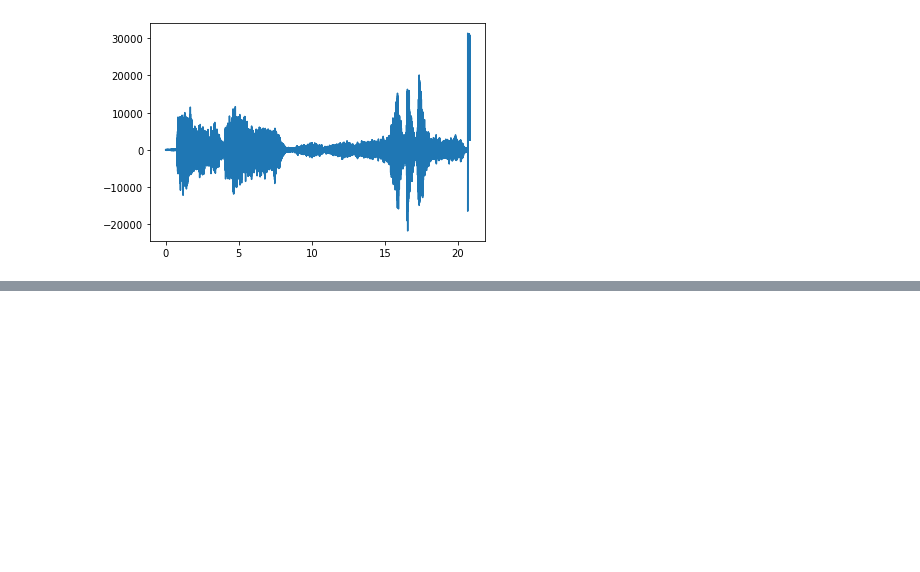
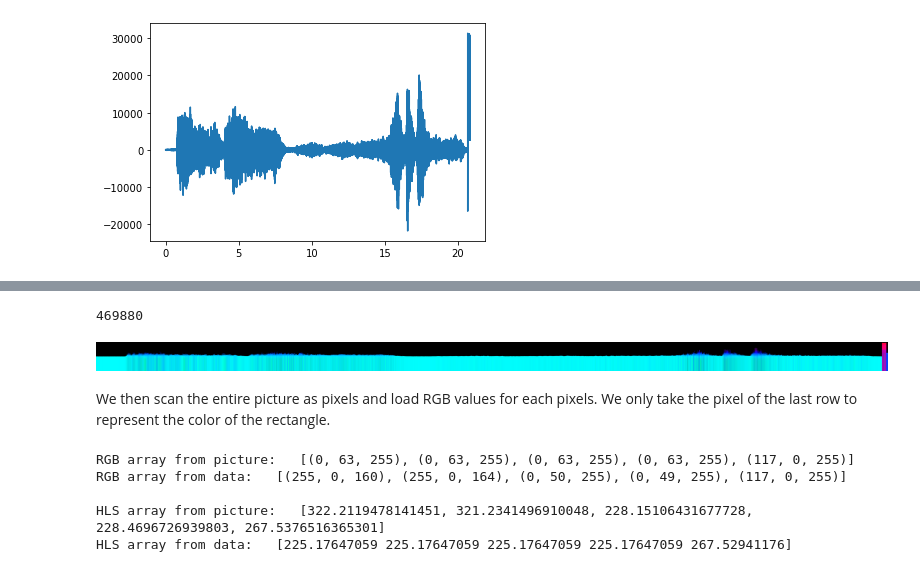
Before and after one commit to The2018/Music_AI, a Jupyter notebook: WAV_visualization.ipynb, the cells around one changed output, grey strips where cells are left out. Saved outputs shown, nothing was run; the diff lists cells and outputs as text; code cells hidden in the pictures; blank space fills up the shorter version.

```diff
--- a/WAV_visualization.ipynb
+++ b/WAV_visualization.ipynb
@@ -281,8 +281,8 @@ Luckily, someone already did it for us. It's called MP3. MP3 applies compression
 
 MP3 compression first takes in raw digital audio signal (PCM), which is the WAV data without WAV header. Then it applies Fourier transform and split music into frequency bands. Then it applies psycho-acoustic model to compute the significance of each band for the human perception of the sound (the human ear can only discern sounds from 20Hz to 20KHz) and applies another MDCT filter. Then it quantifies and encodes each sample and output the bitstream formatted as a mp3 frame. Let's try to visualize music in MP3 format.
 # %%
-file_name = "../FMP_1/data/C1/FMP_C1_F10_Beethoven_Fifth-MM1-20_Karajan1946.mp3"
-IPython.display.Audio(file_name)
+mp3_file_name = "../FMP_1/data/C1/FMP_C1_F10_Beethoven_Fifth-MM1-20_Karajan1946.mp3"
+IPython.display.Audio(mp3_file_name)
 # %% [output]
 [interactive output not drawn]
 # %% [markdown]
@@ -314,8 +314,8 @@ print((ls[:100]))
 # %% [markdown]
 Then we try to visualize data represented in each mp3 frame.
 # %%
-hsl_ls = [abs(x) / 32767 * 360 for x in ls]
-plt.plot(ls)
+hsl_ls = [abs(x) / 32767 * 360 for x in mp3_ls]
+plt.plot(mp3_ls)
 
 w, h = 1000, 360
 img = Image.new("RGB", (w, h))
@@ -333,7 +333,7 @@ for i in range(size):
     x0 = x0 + w/size
     x1 = x1 + w/size
 
-print(len(ls))
+print(len(mp3_ls))
 display(img)
 # %% [output]
 61776
@@ -346,16 +346,15 @@ For comparison purpose, we can decode mp3 file and visualize it again by plottin
 # %%
 from pydub import AudioSegment
 
-sound = AudioSegment.from_mp3(file_name)
+sound = AudioSegment.from_mp3(mp3_file_name)
 
-# sound._data is a bytestring
 raw_data = sound._data
 
-ls = [int.from_bytes(raw_data[i:i+2], "little", signed="true") for i in range(0, len(raw_data), 2)]
+mp3_ls = [int.from_bytes(raw_data[i:i+2], "little", signed="true") for i in range(0, len(raw_data), 2)]
 
-print(len(ls))
+print(len(mp3_ls))
 
-plt.plot(ls)
+plt.plot(mp3_ls)
 # %% [output]
 467712
 [<matplotlib.lines.Line2D at 0x...>]
@@ -406,0 +403,60 @@ plt.plot(t,re_amplitude)
+# %%
+hsl_ls = [(x+32768) / (32767+32768) * 360 for x in ls]
+# hsl_ls = [abs(x) / 32767 * 360 for x in ls]
+
+# Normal size w = 1000
+w, h = 10000, 360
+img = Image.new("RGB", (w, h))
+x0, y0, x1, y1 = 0, 0, 1, 360
+size = 469880
+
+for i in range(size):
+    img1 = ImageDraw.Draw(img)
+    y0 = 360-hsl_ls[i]
+    coor = [(x0, y0), (x1, y1)]
+    color = "hsl({},{}%,{}%)".format(hsl_ls[i],100,50)
+
+    img1.rectangle(coor, fill = color)
+
+    x0 = x0 + w/size
+    x1 = x1 + w/size
+
+print(len(ls))
+display(img)
+# %% [output]
+469880
+[figure, added]
+# %% [markdown]
+We then scan the entire picture as pixels and load RGB values for each pixels. We only take the pixel of the last row to represent the color of the rectangle.
+# %%
+pixels = img.load()
+
+hls_array = np.empty(shape=(img.height, img.width, 3), dtype=float)
+rgb_arr = []
+
+for row in range(0, img.height):
+    for column in range(0, img.width):
+
+        rgb = pixels[column, row]
+        hls = colorsys.rgb_to_hls(rgb[0]/255, rgb[1]/255, rgb[2]/255)
+
+        rgb_arr.append(rgb)
+        hls_array[row, column, 0] = hls[0] * 360
+        hls_array[row, column, 1] = hls[1] * 100
+        hls_array[row, column, 2] = hls[2] * 100
+
+
+rgb_ls = [colorsys.hls_to_rgb(x/360,0.5,1) for x in hsl_ls]
+rgb_ls = [(int(x[0]*255), int(x[1]*255), int(x[2]*255)) for x in rgb_ls]
+
+print("RGB array from picture:  ", rgb_arr[-5:])
+print("RGB array from data:  ", rgb_ls[-5:])
+print()
+print("HLS array from picture:  ",hsl_ls[-5:])
+print("HLS array from data:  ",hls_array[359][:,0][-5:])
+# %% [output]
+RGB array from picture:   [(0, 63, 255), (0, 63, 255), (0, 63, 255), (0, 63, 255), (117, 0, 255)]
+RGB array from data:   [(255, 0, 160), (255, 0, 164), (0, 50, 255), (0, 49, 255), (117, 0, 255)]
+
+HLS array from picture:   [322.2119478141451, 321.2341496910048, 228.15106431677728, 228.4696726939803, 267.5376516365301]
+HLS array from data:   [225.17647059 225.17647059 225.17647059 225.17647059 267.52941176]
```
Also changed, not shown: parts of 15 cells of this notebook, 1 other file.
